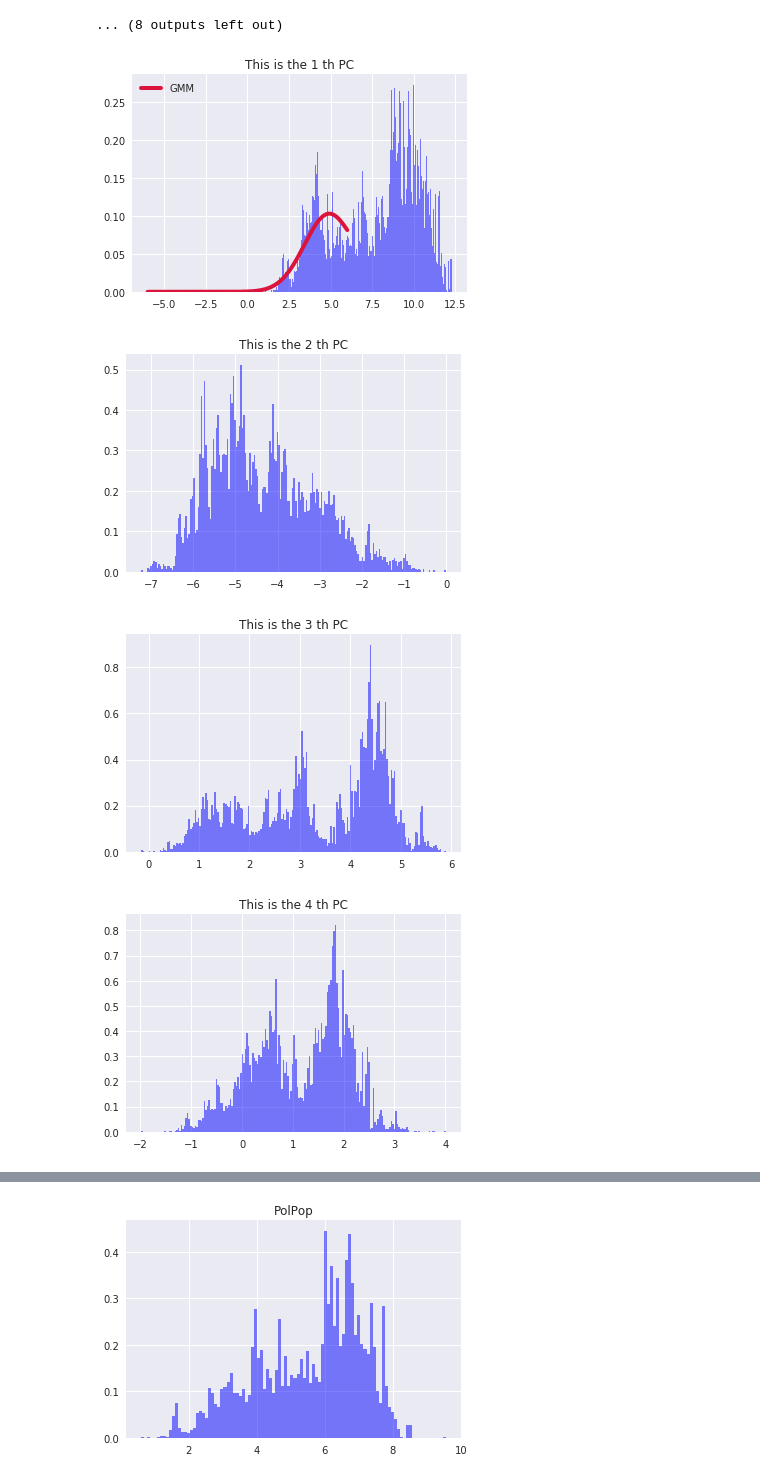
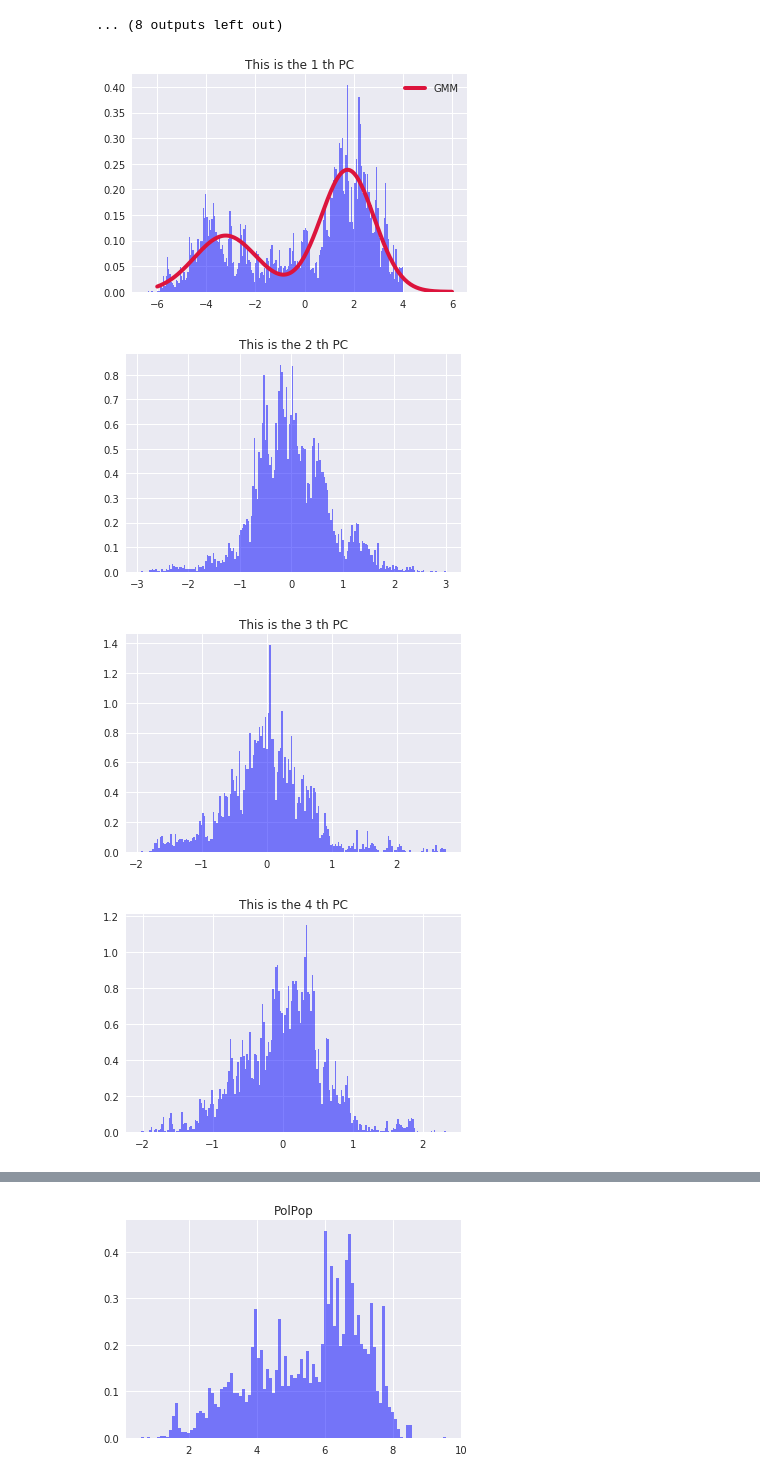
Before and after one commit to jaewshin/turchin, a Jupyter notebook: jupyter/histogram.ipynb, the cells around one changed output, grey strips where cells are left out. Drawn from its saved outputs; the diff is of its cells as text; code cells hidden in the pictures.

```diff
--- a/jupyter/histogram.ipynb
+++ b/jupyter/histogram.ipynb
@@ -22,3 +22,6 @@ features = ['PolPop', 'PolTerr', 'CapPop', 'levels', 'government','infrastr', 'w
 data_mat = pnas_data1.loc[:, features].values
 scaled = StandardScaler().fit_transform(data_mat)
 P, D, Q = svd(scaled)
+data = np.matmul(scaled, Q.T) # data matrix is obtained by multiplying initial data matrix with SVD column matrix
+
+print(pnas_data1[7866:8280])
@@ -66,32 +87,32 @@ for i in range(len(impute)):
 ... (8 outputs left out)
 # %%
 # histogram for 20 imputed sets combined
-data = np.matmul(data_mat, Q.T) # data matrix is obtained by multiplying initial data matrix with SVD column matrix
+
 num_bins = 200
 mu = 0 # mean (data is centered)
 
 #fit GMM
 gmm = GMM(n_components=2)
 gmm = gmm.fit(X=np.expand_dims(data[:,0], 1))
 
 # Evaluate GMM
 gmm_x = np.linspace(-6, 6, 200)
 gmm_y = np.exp(gmm.score_samples(gmm_x.reshape(-1,1)))
 
 # the histogram/gaussian mixture model of the data for each of the principal component
 for i in range(9):
     if i == 0:
         fig, ax = plt.subplots()
         ax.plot(gmm_x, gmm_y, color="crimson", lw=4, label="GMM")
 
     n, bins, patches = plt.hist(data[:,i], num_bins, normed=1, facecolor='blue', alpha=0.5)
 
     plt.title('This is the %s th PC'% str(int(i)+1))
     plt.legend()
     plt.show()
     plt.close()
 # %% [output]
-[figure, old version]
+[figure, new version]
-[figure, old version]
+[figure, new version]
-[figure, old version]
+[figure, new version]
-[figure, old version]
+[figure, new version]
```
Also changed, not shown: parts of 4 cells of this notebook.
